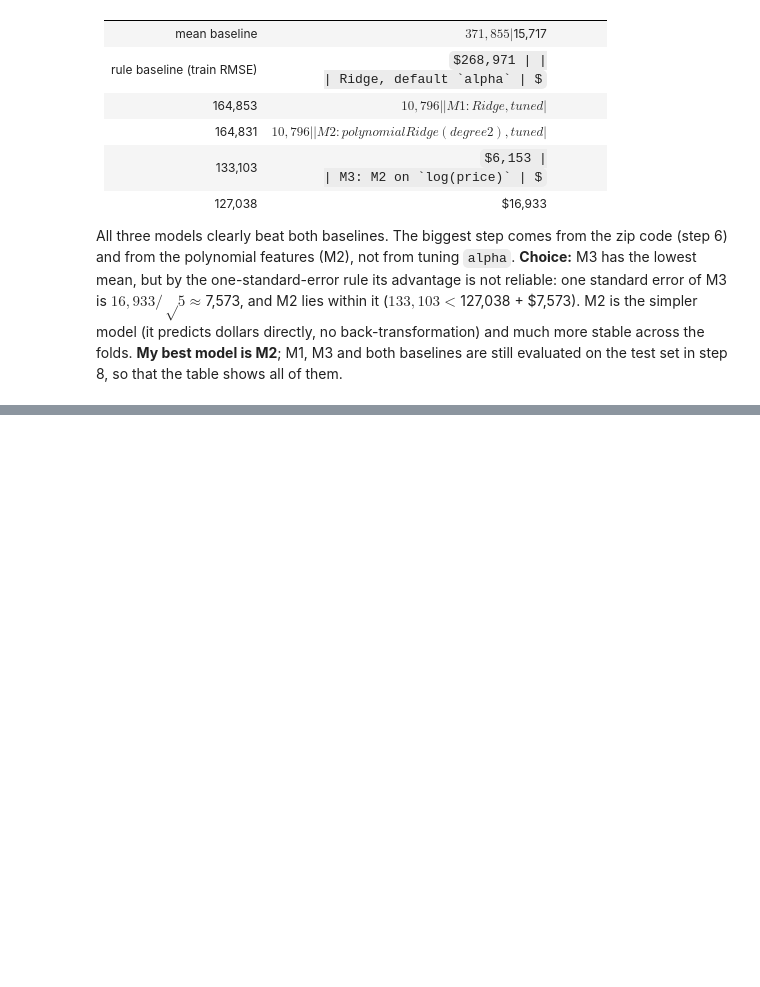
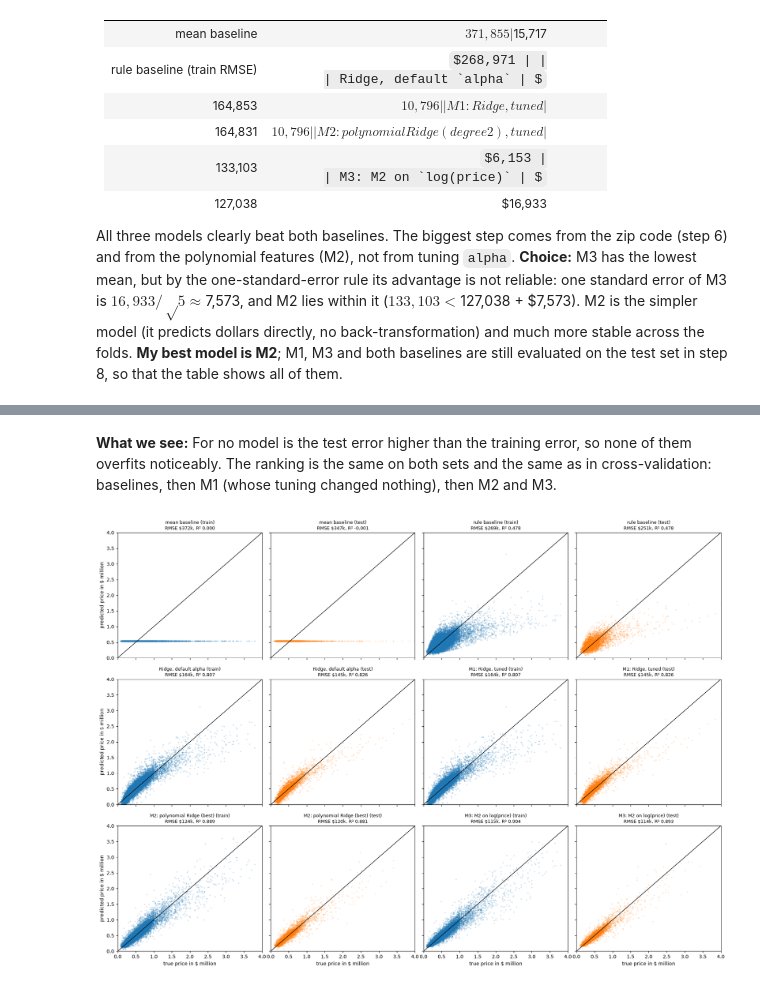
Before and after one commit to dynamic-dome/amle-project-king-county, a Jupyter notebook: 02_king_county_project_dominic.ipynb, the cells around one changed output, grey strips where cells are left out. Saved outputs shown, nothing was run; the diff lists cells and outputs as text; code cells hidden in the pictures; some formulas as TeX source; blank space fills up the shorter version.

```diff
--- a/02_king_county_project_dominic.ipynb
+++ b/02_king_county_project_dominic.ipynb
@@ -850,0 +915,24 @@ All three models clearly beat both baselines. The biggest step comes from the zi
+# %% [markdown]
+**What we see:** For no model is the test error higher than the training error, so none of them overfits noticeably. The ranking is the same on both sets and the same as in cross-validation: baselines, then M1 (whose tuning changed nothing), then M2 and M3.
+# %%
+# The regression counterpart of a confusion matrix: predicted against true price, for every model,
+# on the training (left) and the test set (right). On the diagonal the prediction would be perfect.
+fig, axes = plt.subplots(3, 4, figsize=(18, 13), sharex=True, sharey=True)
+for k, (name, f) in enumerate(predict.items()):
+    for j, (label, X, y) in enumerate([("train", X_train, y_train), ("test", X_test, y_test)]):
+        ax = axes[k // 2, (k % 2) * 2 + j]
+        p = f(X)
+        ax.scatter(y / 1e6, p / 1e6, s=3, alpha=0.15, color="tab:blue" if label == "train" else "tab:orange")
+        ax.plot([0, 4], [0, 4], color="black", lw=1)
+        ax.set_title(f"{name} ({label})\nRMSE ${root_mean_squared_error(y, p) / 1e3:,.0f}k, "
+                     f"R² {r2_score(y, p):.3f}", fontsize=9)
+        ax.set_xlim(0, 4)
+        ax.set_ylim(0, 4)
+for ax in axes[-1]:
+    ax.set_xlabel("true price in $ million")
+for ax in axes[:, 0]:
+    ax.set_ylabel("predicted price in $ million")
+plt.tight_layout()
+plt.show()
+# %% [output]
+[figure, added]
```
Also changed, not shown: parts of 14 cells of this notebook, 1 other file.
